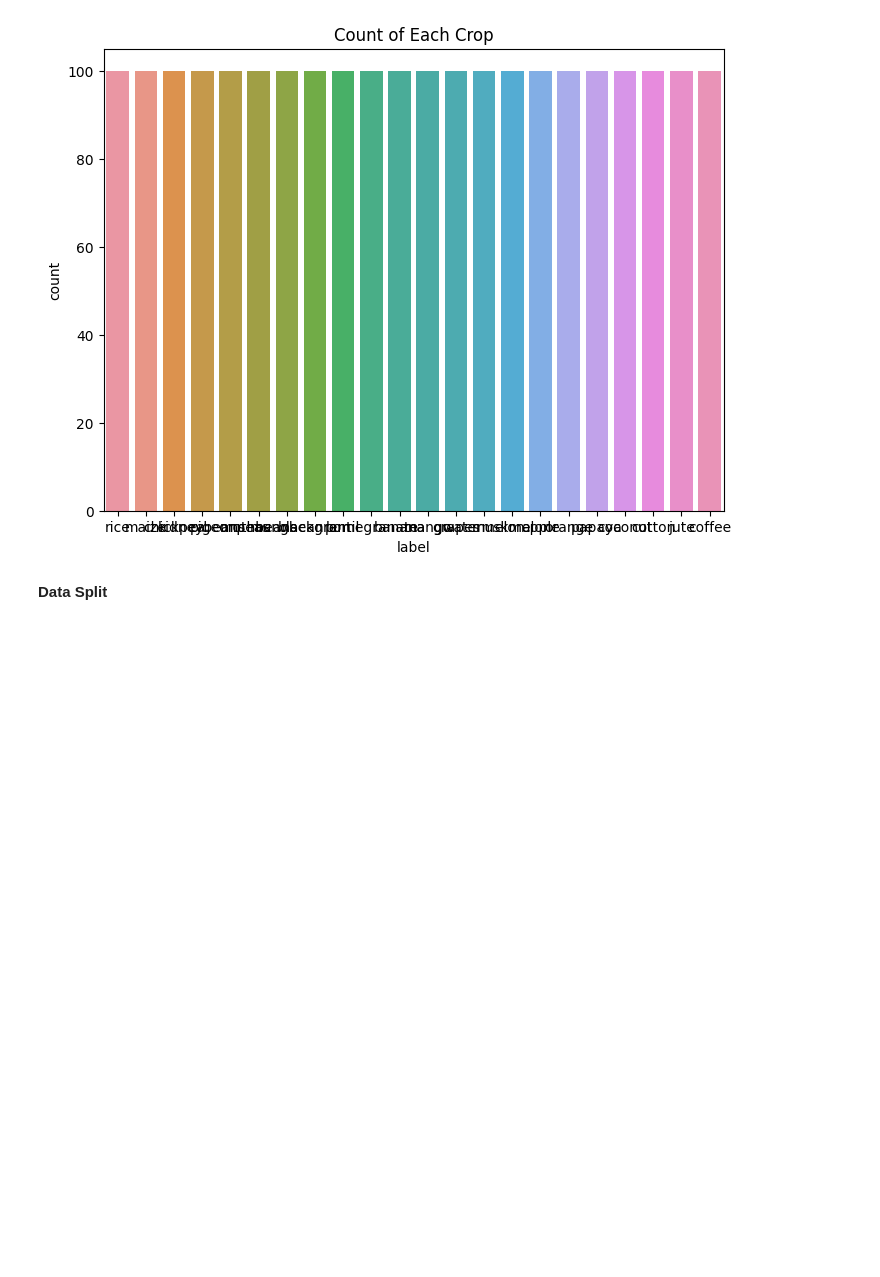
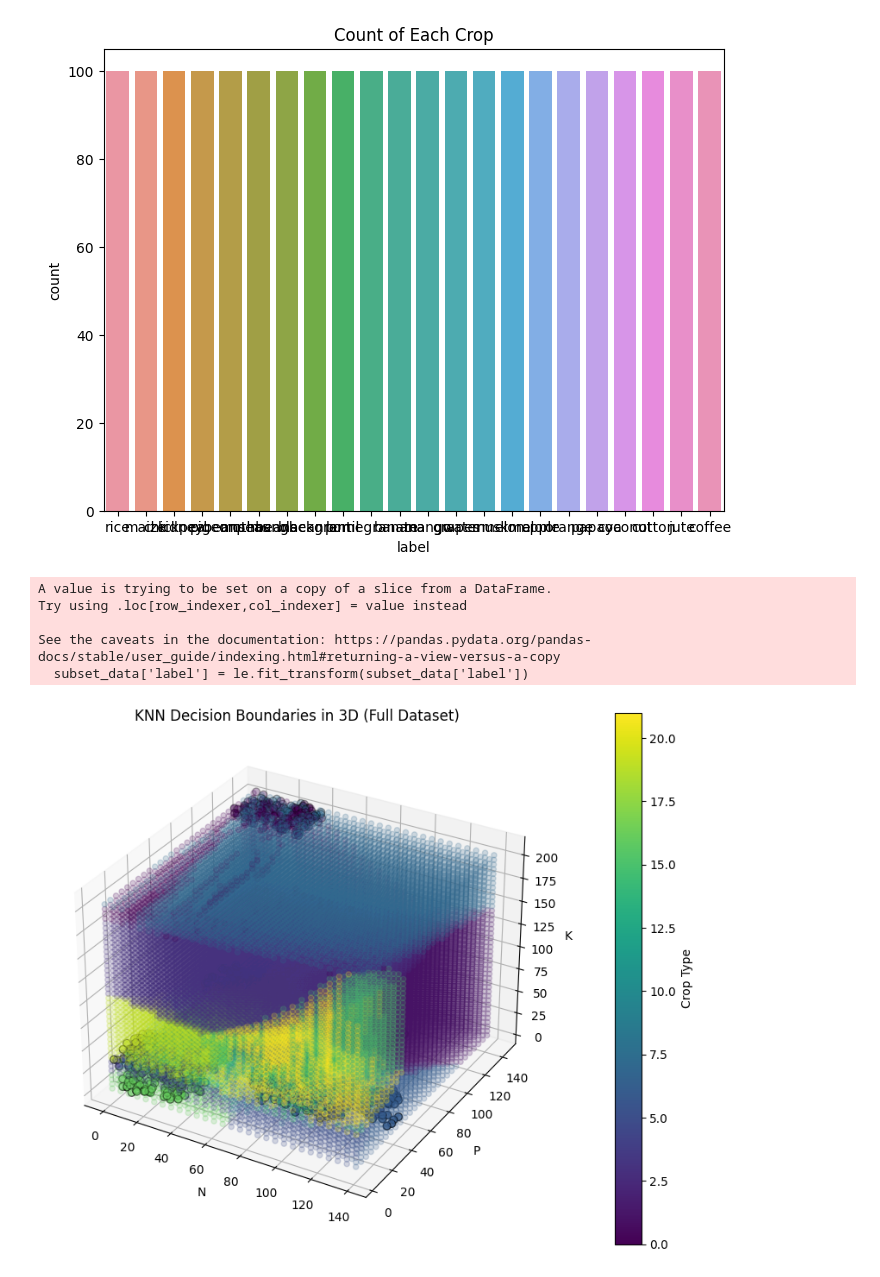
Before and after one commit to prathamkandari/FASAL-FUSION, a Jupyter notebook: notebook/fasalfusion.ipynb, the cells around one changed output. Saved outputs shown, nothing was run; the diff lists cells and outputs as text; code cells hidden in the pictures; blank space fills up the shorter version.

```diff
--- a/notebook/fasalfusion.ipynb
+++ b/notebook/fasalfusion.ipynb
@@ -62,5 +62,64 @@ plt.show()
 [figure]
 [figure]
 [figure]
-# %% [markdown]
-**Data Split**
+# %%
+import numpy as np
+import matplotlib.pyplot as plt
+from sklearn.neighbors import KNeighborsClassifier
+from sklearn import preprocessing
+from mpl_toolkits.mplot3d import Axes3D
+
+# Assuming 'data' is your dataset
+# Selecting three features (N, P, K) and the target variable (label)
+selected_features = ['N', 'P', 'K', 'label']
+subset_data = data[selected_features]
+
+# Encoding the categorical target variable using .loc
+le = preprocessing.LabelEncoder()
+subset_data['label'] = le.fit_transform(subset_data['label'])
+
+# Splitting features and target variable
+X = subset_data[['N', 'P', 'K']]
+y = subset_data['label']
+
+# Creating KNN classifier
+knn = KNeighborsClassifier(n_neighbors=5)
+knn.fit(X, y)
+
+# Plotting decision boundaries in 3D
+fig = plt.figure(figsize=(10, 8))
+ax = fig.add_subplot(111, projection='3d')
+
+# Creating meshgrid for features with increased step size
+x_min, x_max = X['N'].min() - 1, X['N'].max() + 1
+y_min, y_max = X['P'].min() - 1, X['P'].max() + 1
+z_min, z_max = X['K'].min() - 1, X['K'].max() + 1
+xx, yy, zz = np.meshgrid(np.arange(x_min, x_max, 5.0),
+                         np.arange(y_min, y_max, 5.0),
+                         np.arange(z_min, z_max, 5.0))
+
+# Predicting the class for each point in the meshgrid
+Z = knn.predict(np.c_[xx.ravel(), yy.ravel(), zz.ravel()])
+Z = Z.reshape(xx.shape)
+
+# Plotting the surface
+scatter = ax.scatter(X['N'], X['P'], X['K'], c=y, cmap='viridis', edgecolor='k', s=40)
+ax.scatter(xx, yy, zz, c=Z, cmap='viridis', alpha=0.2)
+
+ax.set_xlabel('N')
+ax.set_ylabel('P')
+ax.set_zlabel('K')
+ax.set_title('KNN Decision Boundaries in 3D (Full Dataset)')
+
+# Add a colorbar to show the mapping from colors to crop types
+colorbar = fig.colorbar(scatter, ax=ax, pad=0.1)
+colorbar.set_label('Crop Type')
+
+plt.show()
+# %% [output]
+A value is trying to be set on a copy of a slice from a DataFrame.
+Try using .loc[row_indexer,col_indexer] = value instead
+
+See the caveats in the documentation: https://pandas.pydata.org/pandas-docs/stable/user_guide/indexing.html#returning-a-view-versus-a-copy
+  subset_data['label'] = le.fit_transform(subset_data['label'])
+[figure, added]
```
Also changed, not shown: parts of 16 cells of this notebook.
